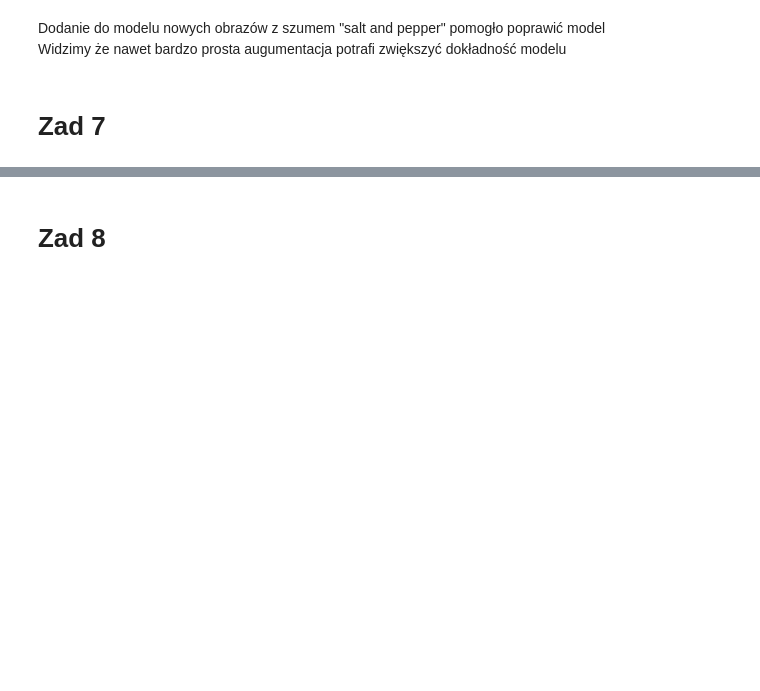
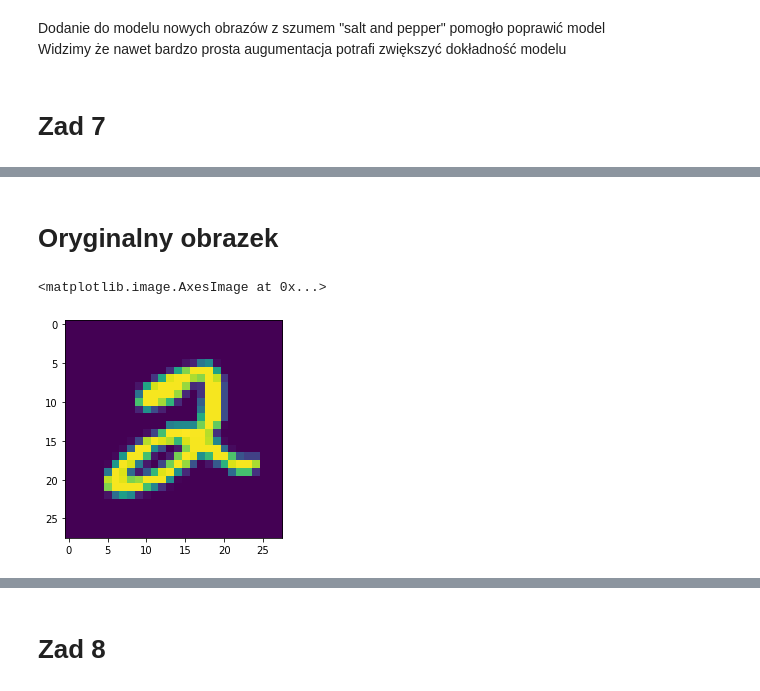
Before and after one commit to JakubRaban/ml-tutorial-1, a Jupyter notebook: tutorial.ipynb, the cells around one changed output, grey strips where cells are left out. Saved outputs shown, nothing was run; the diff lists cells and outputs as text; code cells hidden in the pictures; blank space fills up the shorter version.

```diff
--- a/tutorial.ipynb
+++ b/tutorial.ipynb
@@ -510,0 +515,8 @@ Widzimy że nawet bardzo prosta augumentacja potrafi zwiększyć dokładność m
+# %% [markdown]
+# Oryginalny obrazek
+# %%
+image = np.array(mnist.data[5]).reshape(28,28)
+plt.imshow(image)
+# %% [output]
+<matplotlib.image.AxesImage at 0x...>
+[figure, added]
```
Also changed, not shown: parts of 12 cells of this notebook, 5 other files.
